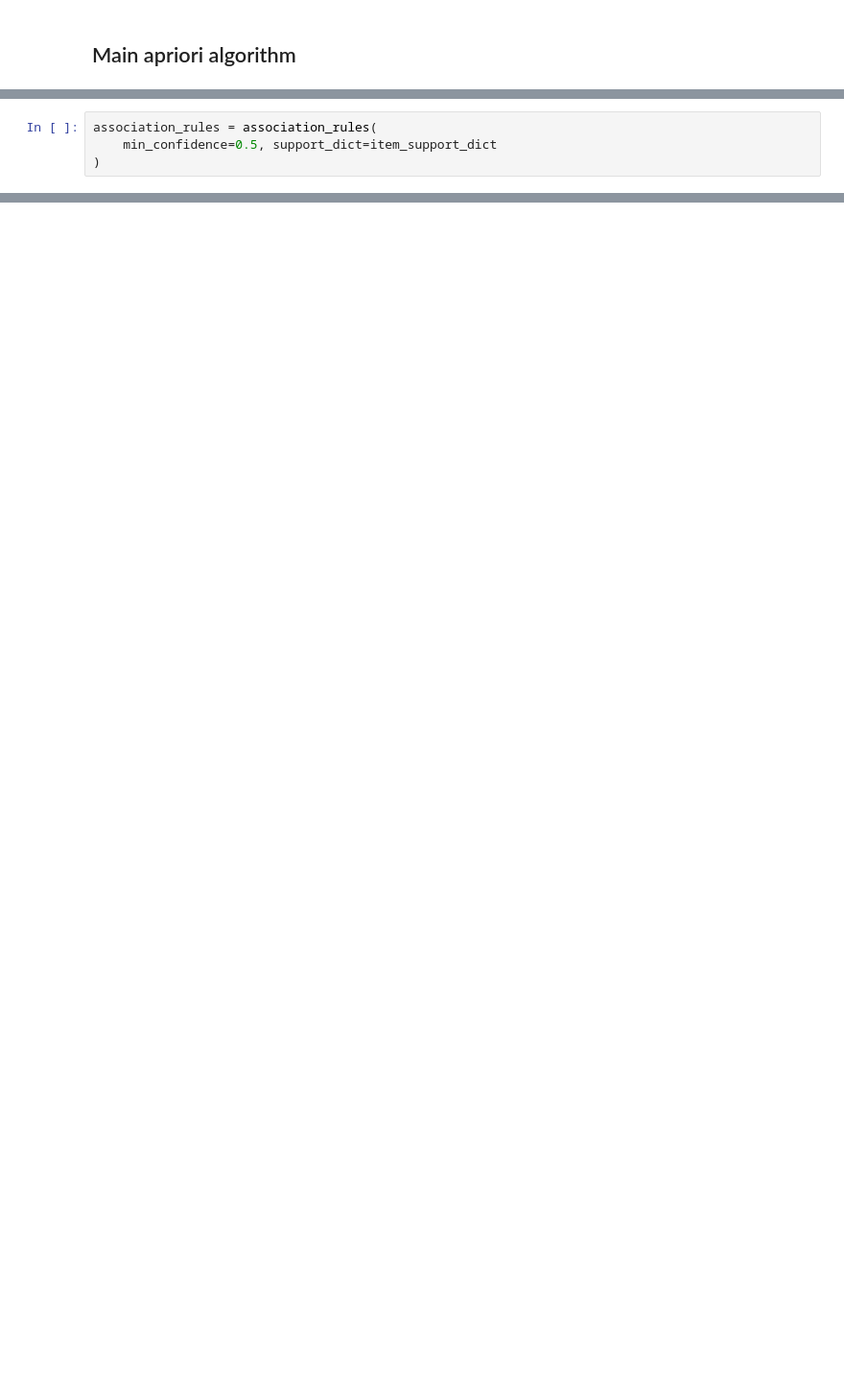
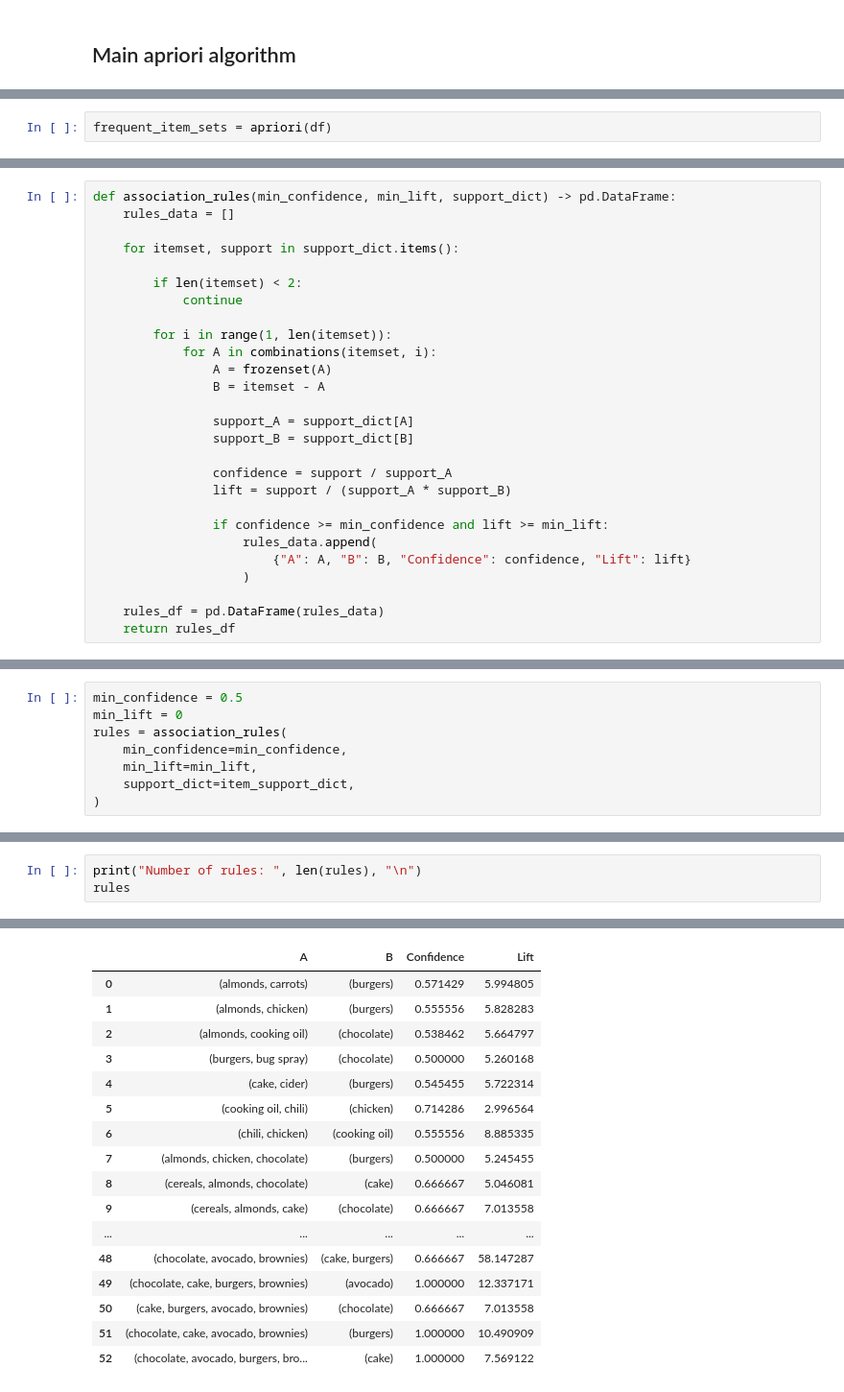
Before and after one commit to mehdidhammou/apriori-python, a Jupyter notebook: Apriori.ipynb, the cells around one changed output, grey strips where cells are left out. Shown: that part at 96% size. Cells and saved outputs as stored; diff of their text form; blank space fills up the shorter version.

```diff
--- a/Apriori.ipynb
+++ b/Apriori.ipynb
@@ -326,0 +307,2 @@ Prepare input for calculating association rules: Create a dictionary of each fre
+# %%
+frequent_item_sets = apriori(df)
@@ -386,4 +376,0 @@ def association_rules(min_confidence, support_dict):
-# %%
-association_rules = association_rules(
-    min_confidence=0.5, support_dict=item_support_dict
-)
@@ -399,0 +377,27 @@ for rule in association_rules:
+# %%
+def association_rules(min_confidence, min_lift, support_dict) -> pd.DataFrame:
+    rules_data = []
+
+    for itemset, support in support_dict.items():
+
+        if len(itemset) < 2:
+            continue
+
+        for i in range(1, len(itemset)):
+            for A in combinations(itemset, i):
+                A = frozenset(A)
+                B = itemset - A
+
+                support_A = support_dict[A]
+                support_B = support_dict[B]
+
+                confidence = support / support_A
+                lift = support / (support_A * support_B)
+
+                if confidence >= min_confidence and lift >= min_lift:
+                    rules_data.append(
+                        {"A": A, "B": B, "Confidence": confidence, "Lift": lift}
+                    )
+
+    rules_df = pd.DataFrame(rules_data)
+    return rules_df
@@ -399,0 +406,8 @@ for rule in association_rules:
+# %%
+min_confidence = 0.5
+min_lift = 0
+rules = association_rules(
+    min_confidence=min_confidence,
+    min_lift=min_lift,
+    support_dict=item_support_dict,
+)
@@ -399,0 +427,4 @@ for rule in association_rules:
+# %%
+print("Number of rules: ", len(rules), "\n")
+rules
+# %% [output]
@@ -399,0 +432,17 @@ for rule in association_rules:
+|  | A | B | Confidence | Lift |
+| 0 | (almonds, carrots) | (burgers) | 0.571429 | 5.994805 |
+| 1 | (almonds, chicken) | (burgers) | 0.555556 | 5.828283 |
+| 2 | (almonds, cooking oil) | (chocolate) | 0.538462 | 5.664797 |
+| 3 | (burgers, bug spray) | (chocolate) | 0.500000 | 5.260168 |
+| 4 | (cake, cider) | (burgers) | 0.545455 | 5.722314 |
+| 5 | (cooking oil, chili) | (chicken) | 0.714286 | 2.996564 |
+| 6 | (chili, chicken) | (cooking oil) | 0.555556 | 8.885335 |
+| 7 | (almonds, chicken, chocolate) | (burgers) | 0.500000 | 5.245455 |
+| 8 | (cereals, almonds, chocolate) | (cake) | 0.666667 | 5.046081 |
+| 9 | (cereals, almonds, cake) | (chocolate) | 0.666667 | 7.013558 |
+| ... | ... | ... | ... | ... |
+| 48 | (chocolate, avocado, brownies) | (cake, burgers) | 0.666667 | 58.147287 |
+| 49 | (chocolate, cake, burgers, brownies) | (avocado) | 1.000000 | 12.337171 |
+| 50 | (cake, burgers, avocado, brownies) | (chocolate) | 0.666667 | 7.013558 |
+| 51 | (chocolate, cake, avocado, brownies) | (burgers) | 1.000000 | 10.490909 |
+| 52 | (chocolate, avocado, burgers, bro... | (cake) | 1.000000 | 7.569122 |
```
Also changed, not shown: parts of 41 cells of this notebook, 5 other files.
